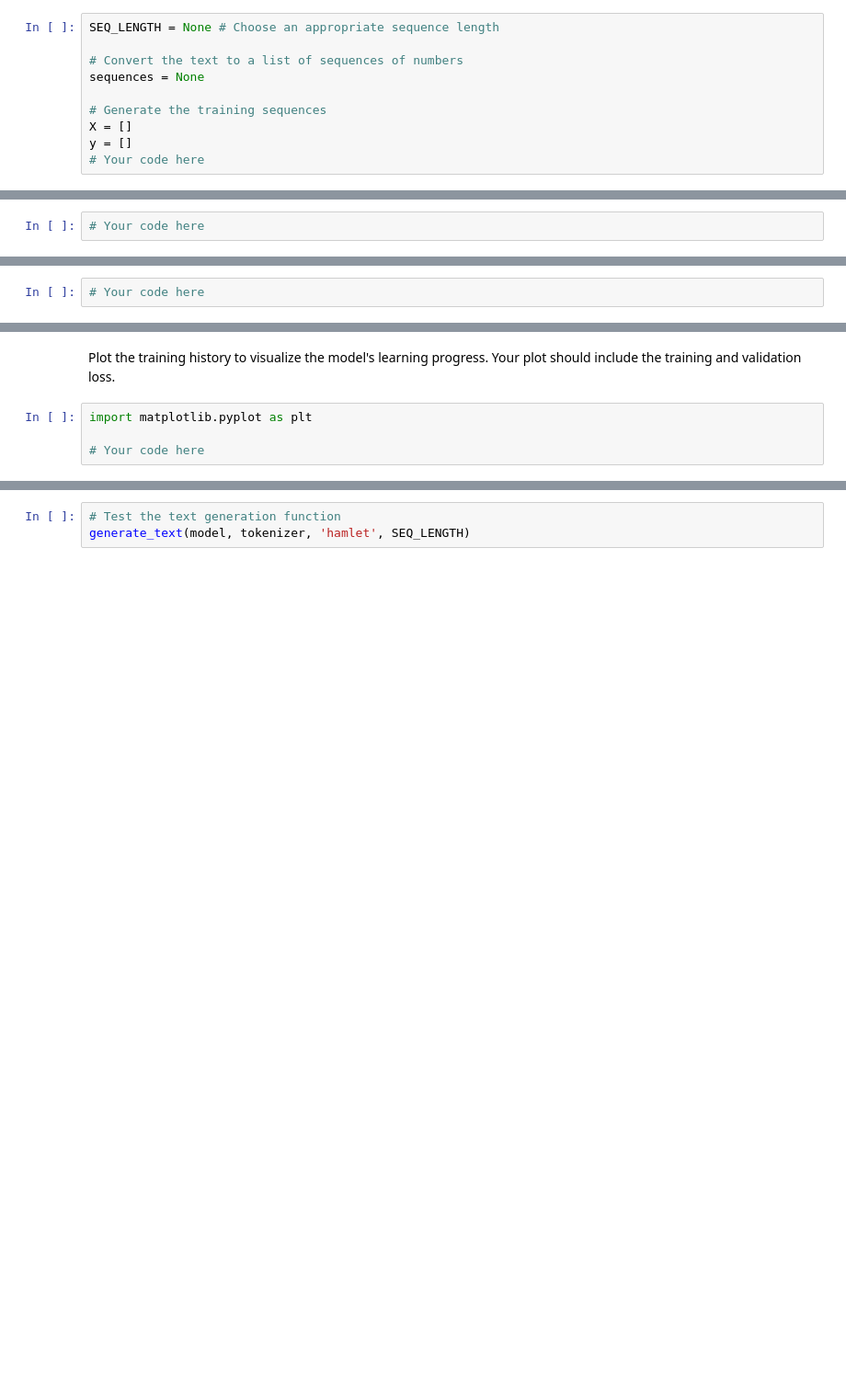
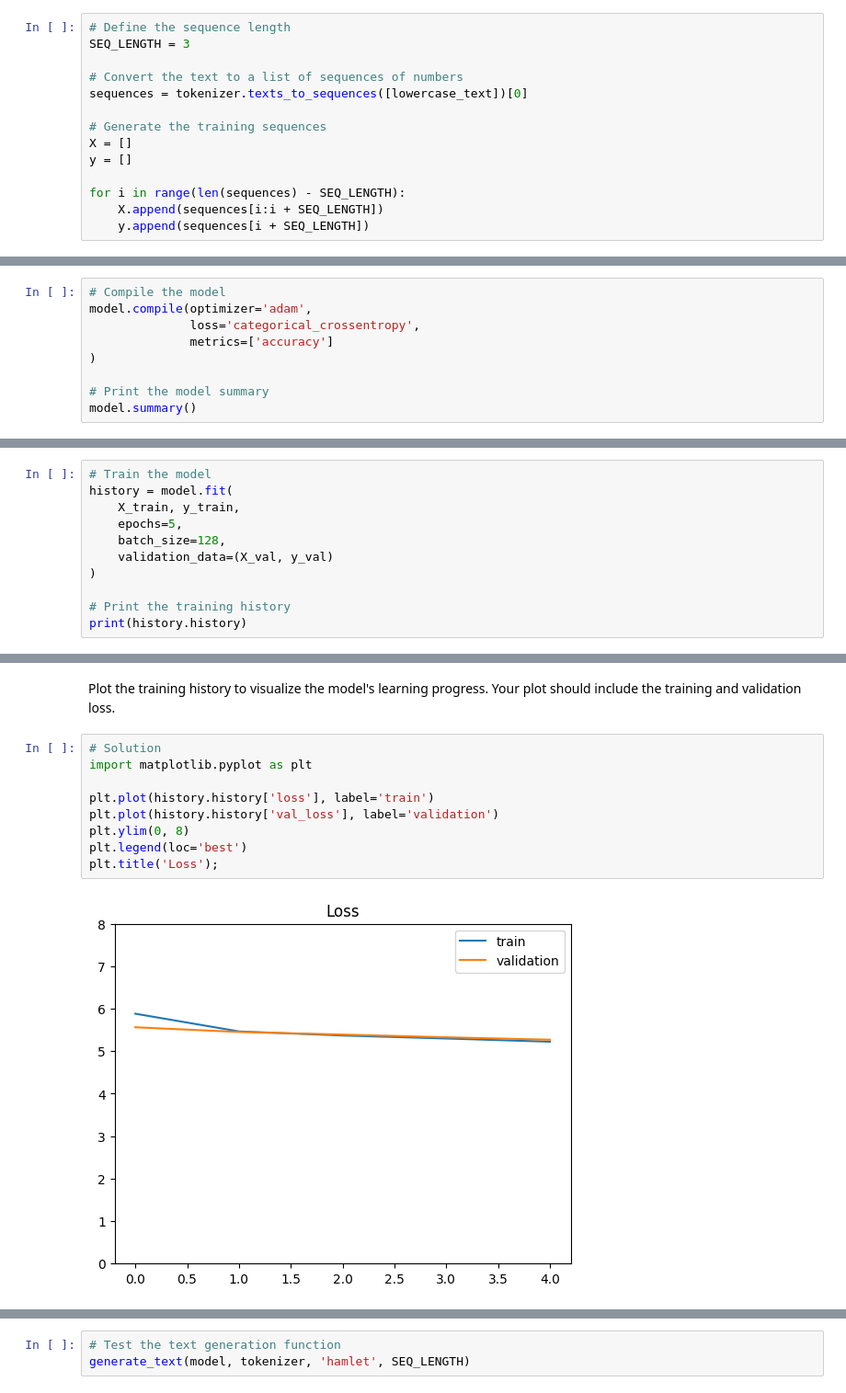
Before and after one commit to fakhan5/deep_learning, a Jupyter notebook: 02_activities/assignments/assignment_2.ipynb, the cells around one changed output, grey strips where cells are left out. Shown at 92% size. Saved outputs shown, nothing was run; the diff lists cells and outputs as text; blank space fills up the shorter version.

```diff
--- a/02_activities/assignments/assignment_2.ipynb
+++ b/02_activities/assignments/assignment_2.ipynb
@@ -121,15 +150,19 @@ Now that the text has been tokenized, we need to create sequences the model can
 *   Use the `texts_to_sequences` method from the tokenizer to convert the text to a list of sequences of numbers.
 *   Generate the training sequences. Each training sequence should contain `SEQ_LENGTH` token IDs from the text. The target token for each sequence should be the word that follows the sequence in the text.
 # %%
-SEQ_LENGTH = None # Choose an appropriate sequence length
+# Define the sequence length
+SEQ_LENGTH = 3
 
 # Convert the text to a list of sequences of numbers
-sequences = None
+sequences = tokenizer.texts_to_sequences([lowercase_text])[0]
 
 # Generate the training sequences
 X = []
 y = []
-# Your code here
+
+for i in range(len(sequences) - SEQ_LENGTH):
+    X.append(sequences[i:i + SEQ_LENGTH])
+    y.append(sequences[i + SEQ_LENGTH])
 # %% [markdown]
 Assuming your sequences are stored in `X` and the corresponding targets in `y`, the following line should print the first training sequence and its target:
 # %%
@@ -203,2 +239,9 @@ _your explanation here_
 # %%
-# Your code here
+# Compile the model
+model.compile(optimizer='adam',
+              loss='categorical_crossentropy',
+              metrics=['accuracy']
+)
+
+# Print the model summary
+model.summary()
@@ -210,4 +267,13 @@ Train the model on the training data you've prepared.
 * Train your model for 5 epochs with a batch size of 128. Use the validation data for validation.
 * Store the training history in a variable called `history`.
 # %%
-# Your code here
+# Train the model
+history = model.fit(
+    X_train, y_train,
+    epochs=5,
+    batch_size=128,
+    validation_data=(X_val, y_val)
+)
+
+# Print the training history
+print(history.history)
@@ -214,7 +292,14 @@ Train the model on the training data you've prepared.
 # %% [markdown]
 Plot the training history to visualize the model's learning progress. Your plot should include the training and validation loss.
 # %%
+# Solution
 import matplotlib.pyplot as plt
 
-# Your code here
+plt.plot(history.history['loss'], label='train')
+plt.plot(history.history['val_loss'], label='validation')
+plt.ylim(0, 8)
+plt.legend(loc='best')
+plt.title('Loss');
+# %% [output]
+[figure, added]
 # %% [markdown]
```
Also changed, not shown: parts of 30 cells of this notebook.
